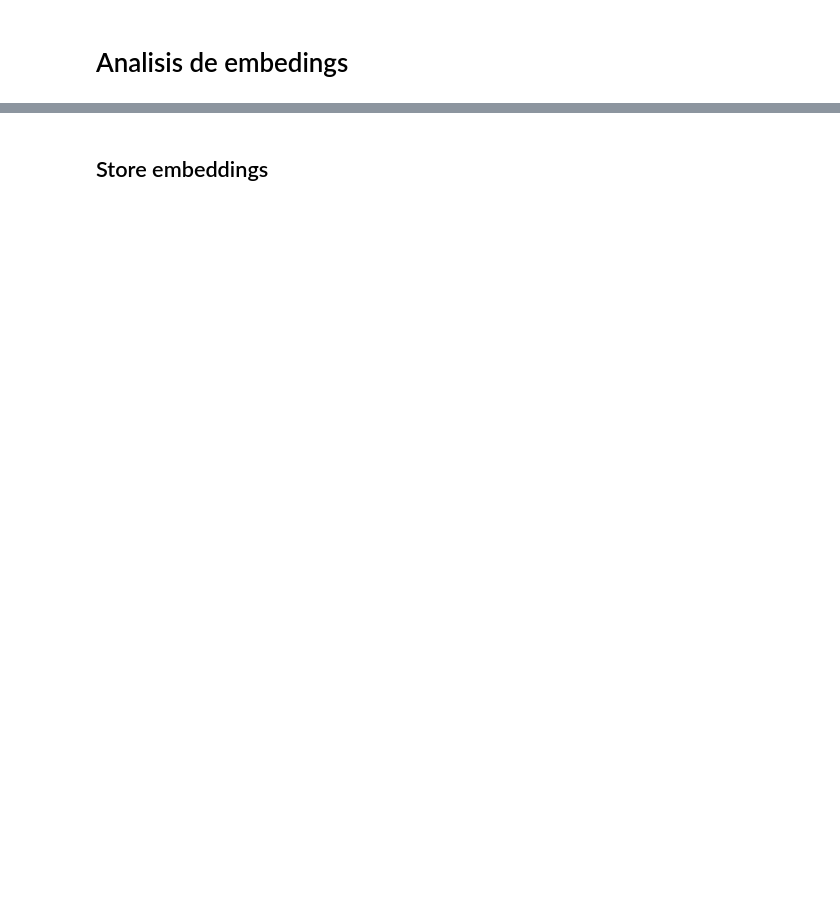
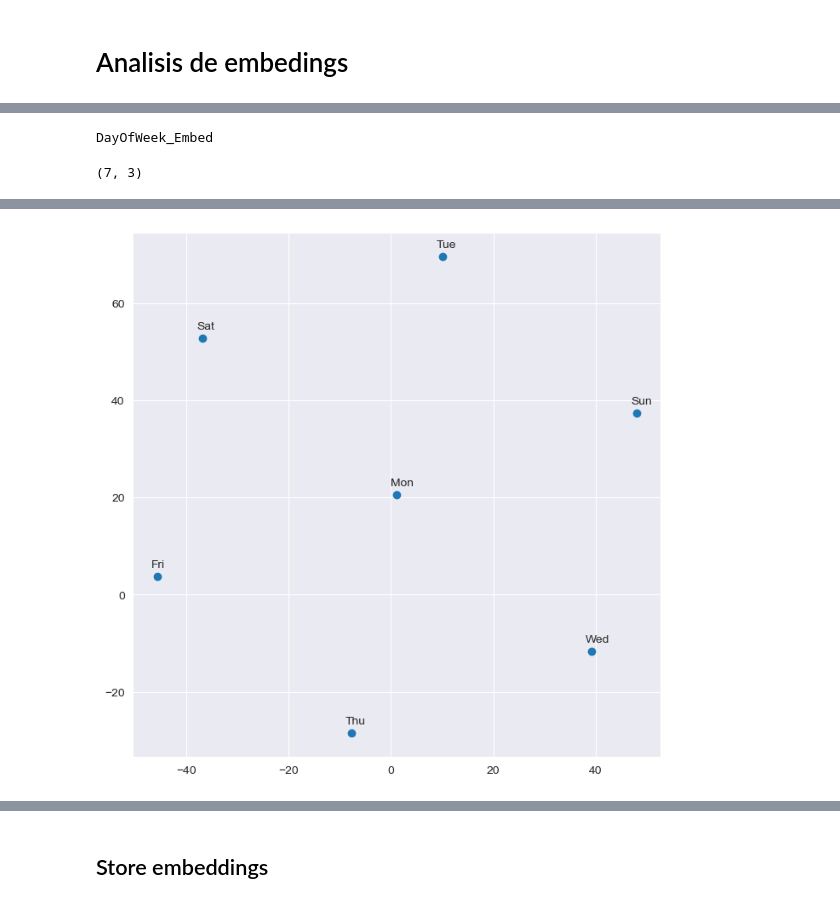
Before and after one commit to franciscovives/itba-rossmann-kaggle, a Jupyter notebook: 06-full-model.ipynb, the cells around one changed output, grey strips where cells are left out. Drawn from its saved outputs; the diff is of its cells as text; code cells hidden in the pictures; blank space fills up the shorter version.

```diff
--- a/06-full-model.ipynb
+++ b/06-full-model.ipynb
@@ -270,8 +318,11 @@ if add_customers:
     checkpoint = ModelCheckpoint('bestmodel.hdf5', monitor='val_Sales_mse', verbose=1, save_best_only=True)
 else:
     checkpoint = ModelCheckpoint('bestmodel.hdf5', monitor='val_loss', verbose=1, save_best_only=True)
+# %%
+# callbacks
+earlyStopping = EarlyStopping(monitor='val_loss', min_delta=0, patience=15, verbose=1, restore_best_weights=True)
+reduceLR = ReduceLROnPlateau(monitor ='val_loss', factor=0.2, patience=15, verbose=1, mode='auto', min_delta=0.01, cooldown=0, min_lr=1e-8)
 # %%
-epochs = 40 #20
-batch_size = 64 #256
-history = model.fit(X_train, y_train, validation_data=(X_val, y_val),  epochs=epochs, batch_size=batch_size, callbacks=[checkpoint], verbose=2)
+%%time
+history = model.fit(X_train, y_train, validation_data=(X_val, y_val),  epochs=epochs, batch_size=batch_size, callbacks=[checkpoint, earlyStopping, reduceLR], verbose=2)
 # %% [output]
@@ -308,3 +385,3 @@ model.evaluate(X_val, y_val)
 # %%
-model.load_weights('bestmodel.hdf5')
+#model.load_weights('bestmodel.hdf5')
 model.evaluate(X_val, y_val)
@@ -399,8 +513,18 @@ day_of_week_embedding.shape
+# %%
+for model_layer in model.layers:
+    if model_layer.name == 'DayOfWeek_Embed':
+        day_of_week_embedding = model_layer
+print(day_of_week_embedding.name)
+day_of_week_embedding.get_weights()[0].shape
+# %% [output]
+DayOfWeek_Embed
+(7, 3)
 # %%
 tsne = TSNE(n_components=2, random_state=1, learning_rate=10, n_iter=10000)
-Y = tsne.fit_transform(day_of_week_embedding)
+Y = tsne.fit_transform(day_of_week_embedding.get_weights()[0])
 names = ['Mon', 'Tue', 'Wed', 'Thu', 'Fri', 'Sat','Sun']
 plt.figure(figsize=(8,8))
 plt.scatter(-Y[:, 0], -Y[:, 1])
 for i, txt in enumerate(names):
     plt.annotate(txt, (-Y[i, 0],-Y[i, 1]), xytext = (-5, 8), textcoords = 'offset points')
+# %% [output]
@@ -407,2 +535,3 @@ for i, txt in enumerate(names):
+[figure, added]
 # %%
 cat_vars
```
Also changed, not shown: parts of 34 cells of this notebook, 8 other files.
